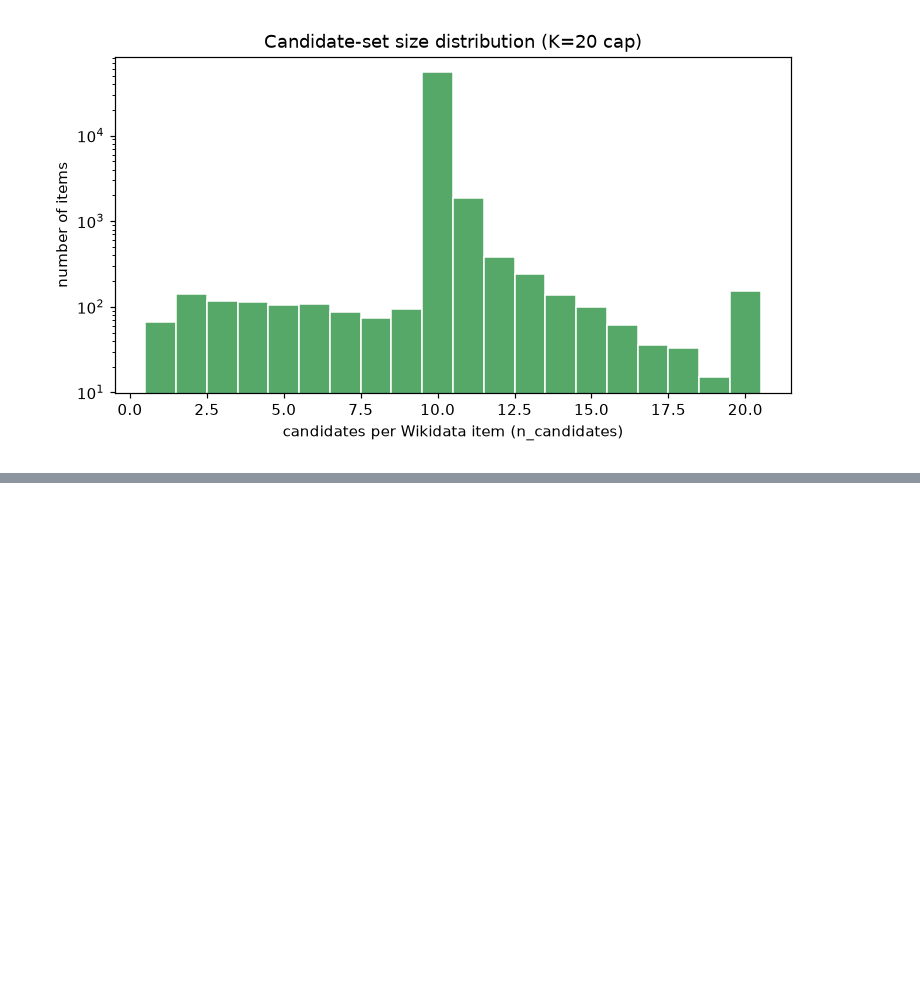
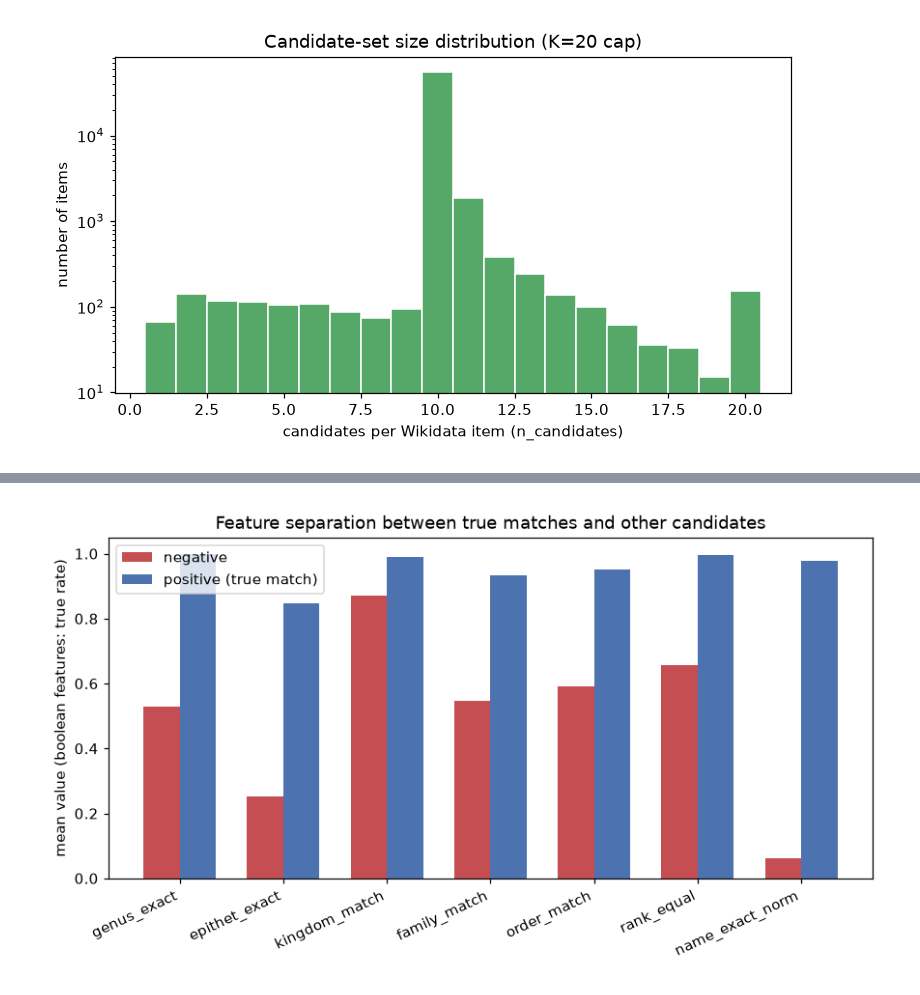
Before and after one commit to Livia-Rasp/xgboost-inat-wikidata-match, a Jupyter notebook: notebooks/01-report.ipynb, the cells around one changed output, grey strips where cells are left out. Saved outputs shown, nothing was run; the diff lists cells and outputs as text; code cells hidden in the pictures; blank space fills up the shorter version.

```diff
--- a/notebooks/01-report.ipynb
+++ b/notebooks/01-report.ipynb
@@ -392,0 +406,20 @@ plt.show()
+# %%
+import sys
+from pathlib import Path
+
+sys.path.insert(0, str(Path.cwd().parent))
+
+import pandas as pd
+from src.features import build_features_and_splits, verify_no_qid_split_across_folds, _load_inat_index
+from src.wikidata import build_pull_cache, build_ancestor_chains, DEFAULT_CACHE_PATH as WIKIDATA_TAXA_PATH
+from src.candidates import build_lookup_cache, DEFAULT_CANDIDATES_PATH
+
+wikidata_taxa = pd.read_parquet(WIKIDATA_TAXA_PATH)
+candidates = pd.read_parquet(DEFAULT_CANDIDATES_PATH)
+ancestors = build_ancestor_chains(wikidata_taxa["qid"].tolist())
+build_lookup_cache()
+inat_index = _load_inat_index()
+
+df = build_features_and_splits(candidates, wikidata_taxa, ancestors, inat_index)
+print(f"{len(df):,} feature rows, {df.shape[1]} columns")
+print(f"no QID split across folds: {verify_no_qid_split_across_folds(df)}")
@@ -392,0 +501,21 @@ plt.show()
+# %%
+import matplotlib.pyplot as plt
+import numpy as np
+
+key_features = ["genus_exact", "epithet_exact", "kingdom_match", "family_match",
+                "order_match", "rank_equal", "name_exact_norm"]
+means = df.groupby("label")[key_features].mean()
+x = np.arange(len(key_features))
+width = 0.35
+fig, ax = plt.subplots(figsize=(8, 4.5))
+ax.bar(x - width/2, means.loc[0], width, label="negative", color="#C44E52")
+ax.bar(x + width/2, means.loc[1], width, label="positive (true match)", color="#4C72B0")
+ax.set_xticks(x)
+ax.set_xticklabels(key_features, rotation=25, ha="right")
+ax.set_ylabel("mean value (boolean features: true rate)")
+ax.set_title("Feature separation between true matches and other candidates")
+ax.legend()
+plt.tight_layout()
+plt.show()
+# %% [output]
+[figure, added]
```
Also changed, not shown: parts of 9 cells of this notebook, 5 other files.
